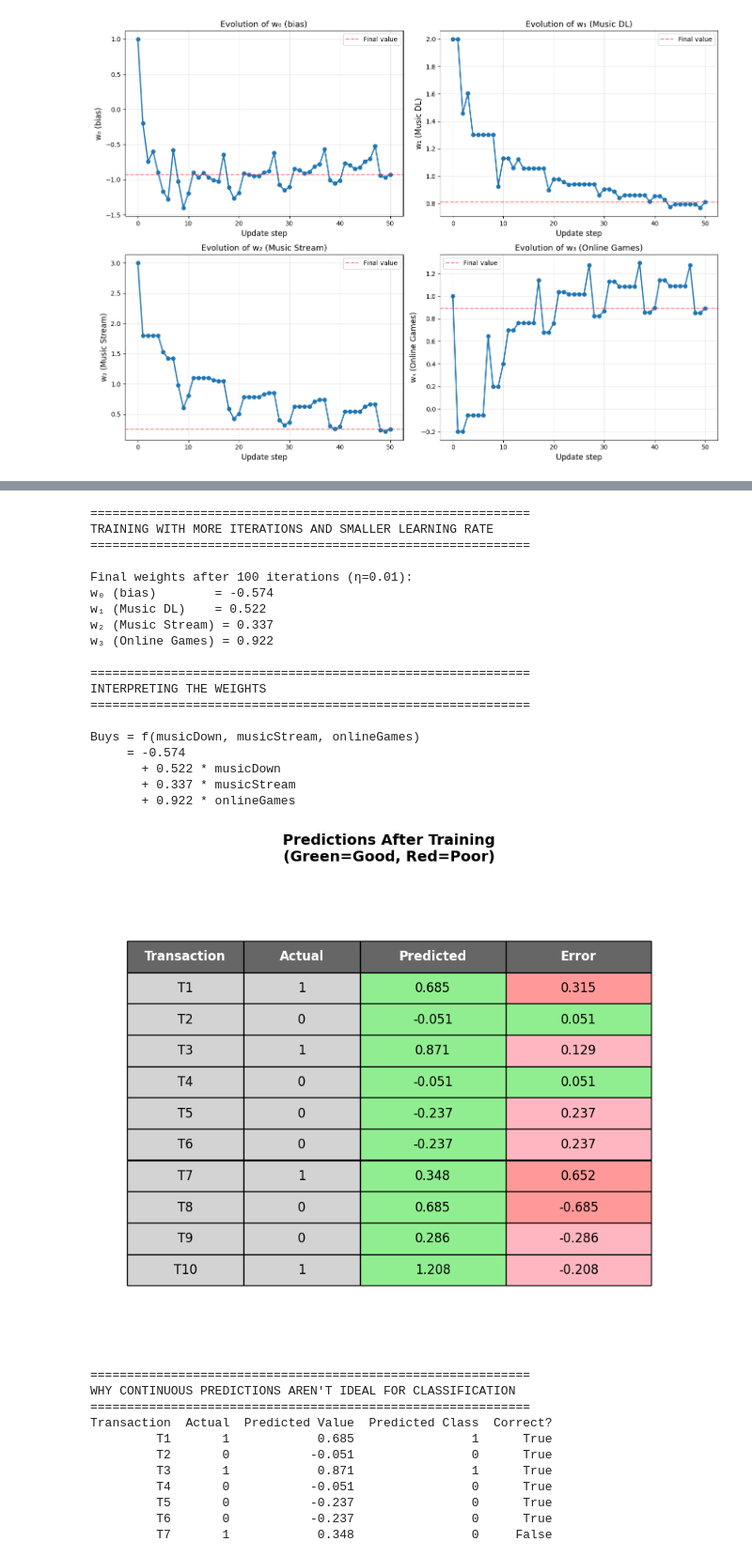
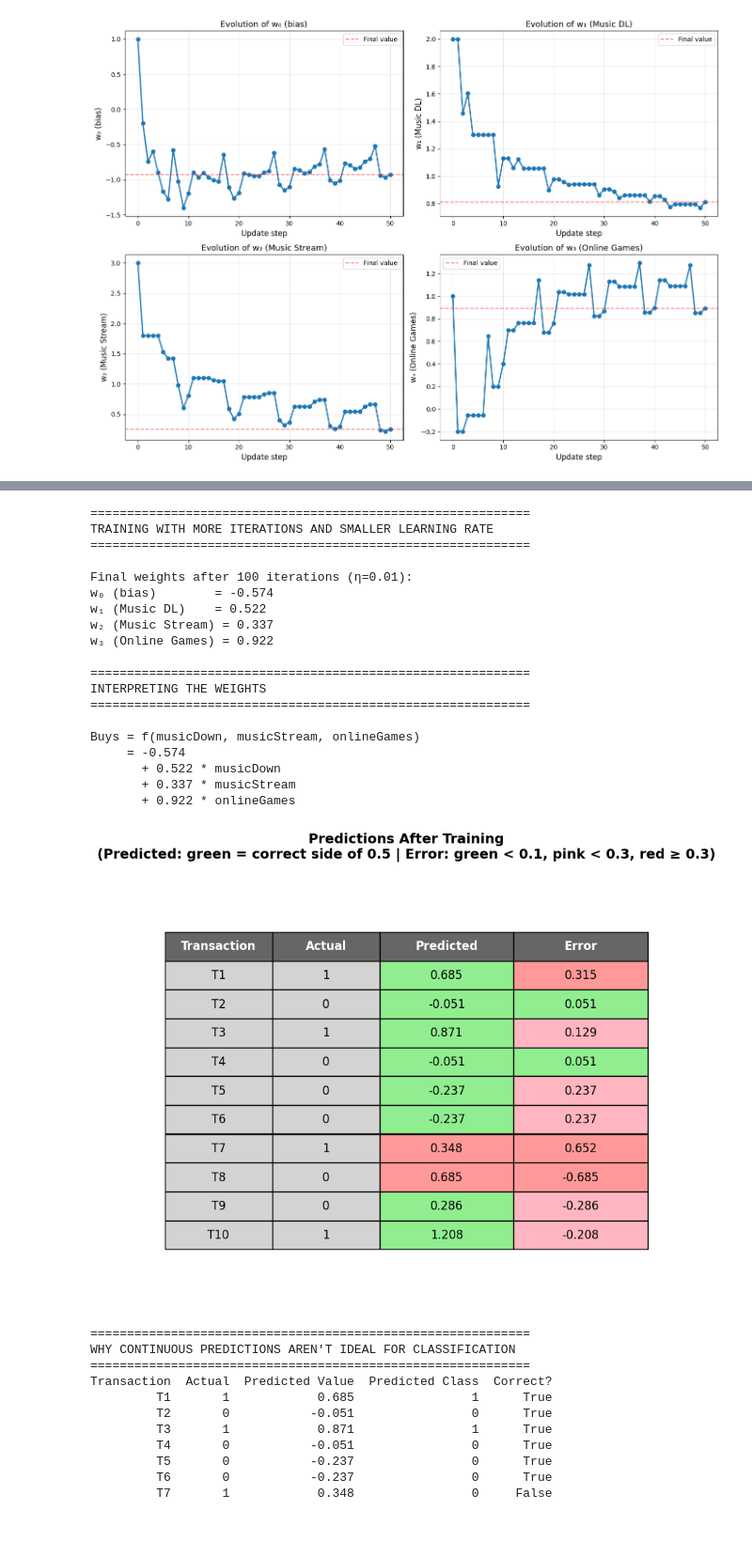
Before and after one commit to HebaNAS/D2xDL-Week7, a Jupyter notebook: LinearRegression.ipynb, the cells around one changed output, grey strips where cells are left out. Shown at 94% size. Saved outputs shown, nothing was run; the diff lists cells and outputs as text; code cells hidden in the pictures; blank space fills up the shorter version.

```diff
--- a/LinearRegression.ipynb
+++ b/LinearRegression.ipynb
@@ -456,13 +457,14 @@ from matplotlib.animation import FuncAnimation
 from IPython.display import HTML
 import pandas as pd
 
-# Data
-data = pd.DataFrame({
-    'Music DL?': [0, 1, 1, 1, 0, 0, 0, 0, 1, 1],
-    'Music Stream?': [1, 0, 0, 0, 1, 1, 0, 1, 1, 1],
-    'Online Games': [1, 0, 1, 0, 0, 0, 1, 1, 0, 1],
-    'Output': [1, 0, 1, 0, 0, 0, 1, 0, 0, 1]
-}, index=[f'T{i}' for i in range(1, 11)])
+# Data: the shared Week 7 file (data/customer_transactions.csv).
+# The worked example uses three of its four features. Note that with these three features
+# T1 and T8 look identical but have different outputs (see the Perceptron notebook).
+FEATURES = ['Music Download?', 'Music Streaming?', 'Online Games']
+raw = pd.read_csv('data/customer_transactions.csv', index_col='Transaction')
+data = (raw[FEATURES] == 'Yes').astype(int)          # Yes -> 1, No -> 0
+data['Output'] = (raw['Output'] == 'Buys').astype(int)  # Buys -> 1, Cancels -> 0
+data.index.name = None
 
 print("Training Data:")
 display(data)
@@ -843,11 +845,9 @@ cell_colors = []
 for _, row in results_df.iterrows():
     row_colors = ['lightgray', 'lightgray']  # Transaction, Actual
 
-    # Color predicted values
-    if 0.4 <= row['Predicted'] <= 0.6:
-        row_colors.append('#90EE90')  # Light green for good predictions
-    else:
-        row_colors.append('#90EE90')  # Light green
+    # Color predicted values: green if on the correct side of the 0.5 threshold, red otherwise
+    correct_side = (row['Predicted'] >= 0.5) == (row['Actual'] == 1)
+    row_colors.append('#90EE90' if correct_side else '#FF9999')
 
     # Color errors
     abs_error = abs(row['Error'])
@@ -868,35 +868,35 @@ table.auto_set_font_size(False)
 table.set_fontsize(12)
 table.scale(1, 2.5)
 
 # Style header
 for i in range(len(results_df.columns)):
     table[(0, i)].set_facecolor('#666666')
     table[(0, i)].set_text_props(weight='bold', color='white')
 
-plt.title('Predictions After Training\n(Green=Good, Red=Poor)',
+plt.title('Predictions After Training\n(Predicted: green = correct side of 0.5 | Error: green < 0.1, pink < 0.3, red ≥ 0.3)',
           fontsize=14, weight='bold', pad=20)
 plt.show()
 # %% [output]
 ============================================================
 TRAINING WITH MORE ITERATIONS AND SMALLER LEARNING RATE
 ============================================================
 
 Final weights after 100 iterations (η=0.01):
 w₀ (bias)        = -0.574
 w₁ (Music DL)    = 0.522
 w₂ (Music Stream) = 0.337
 w₃ (Online Games) = 0.922
 
 ============================================================
 INTERPRETING THE WEIGHTS
 ============================================================
 
 Buys = f(musicDown, musicStream, onlineGames)
      = -0.574
        + 0.522 * musicDown
        + 0.337 * musicStream
        + 0.922 * onlineGames
-[figure, old version]
+[figure, new version]
 # %%
 # Show why these predictions aren't ideal for classification
 print("\n" + "="*60)
```
Also changed, not shown: parts of 31 cells of this notebook, 6 other files.
